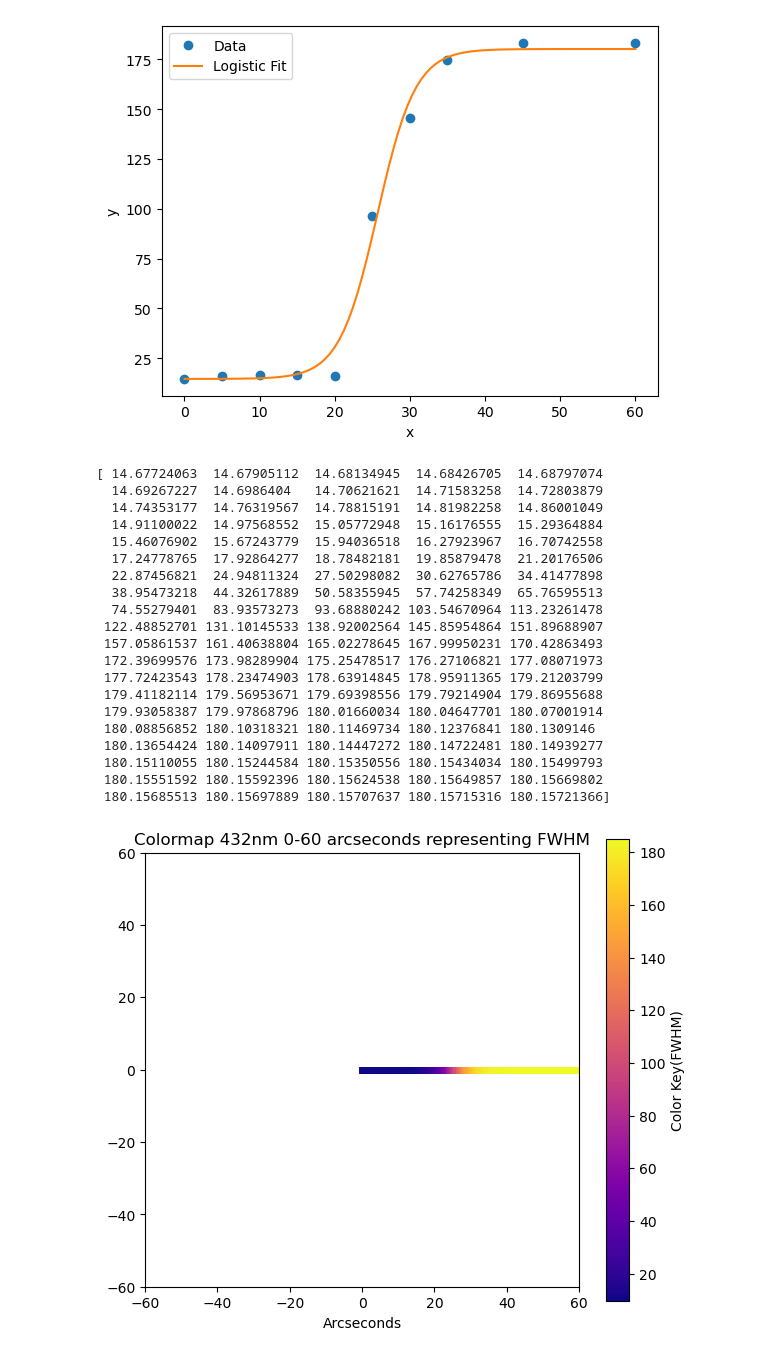
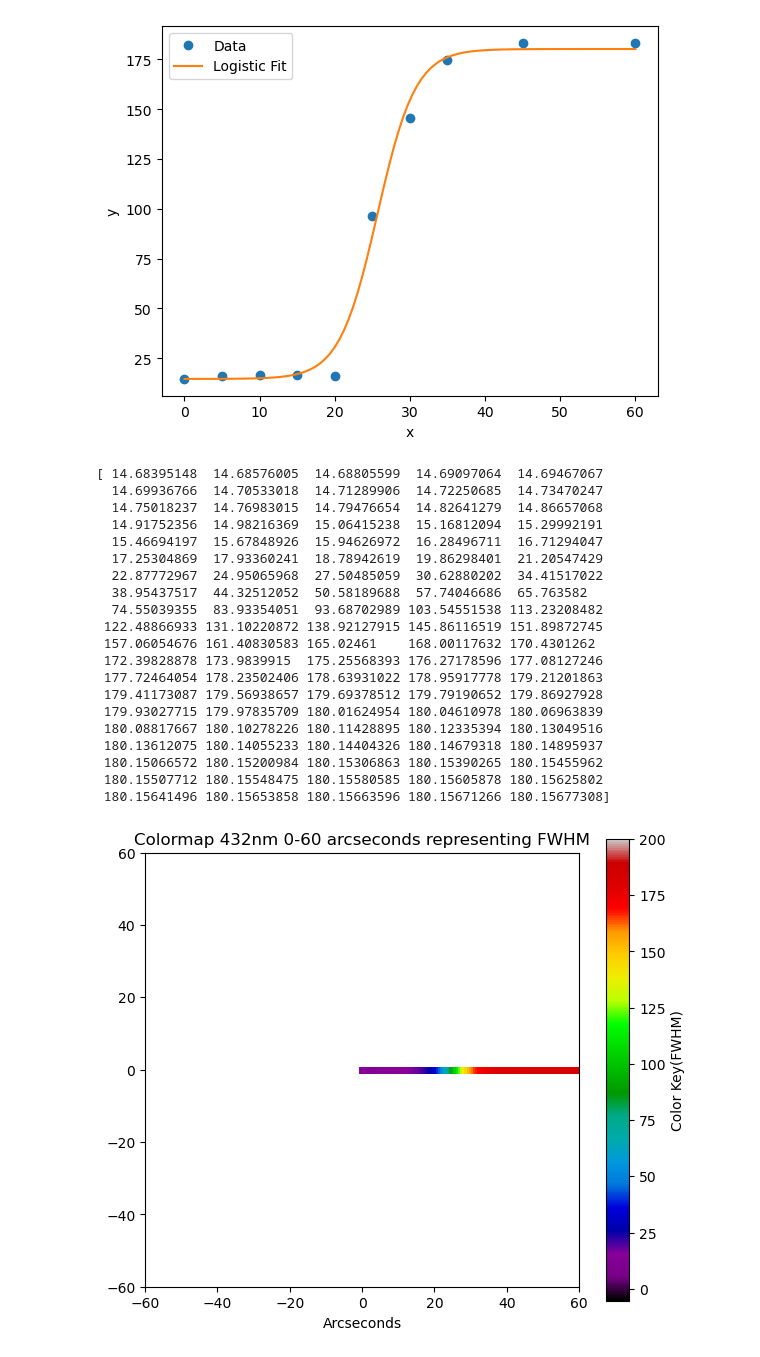
Before and after one commit to bpeck114/ulab_ao, a Jupyter notebook: plotting_many_psfs.ipynb, the cells around one changed output. Saved outputs shown, nothing was run; the diff lists cells and outputs as text; code cells hidden in the pictures.

Commit message:
created radius graph and applied logistic fit

```diff
--- a/plotting_many_psfs.ipynb
+++ b/plotting_many_psfs.ipynb
@@ -261,12 +261,14 @@ print(x_sorted[:, wavelength_index], fwhm_g_sorted[:, wavelength_index])
 [ 0.  5. 10. 15. 20. 25. 30. 35. 45. 60.] [ 14.67052191  15.97381378  16.58710293  16.4527922   16.24924466
   96.4774197  145.45211673 174.52728486 183.21659536 183.21659536]
 # %%
+x_fit = np.linspace(0, 60, 100)
+
 #defines what the curve fit will fit into, chose logistic because the curve is always increasing
 def logistic(x, L, k, x0):
     return (L / (1 + np.exp(-k * (x - x0)))) + y[0]
 
 # the variable _ is thrown away, it is a 'covarience matrix' which I do not understand, thankfully it is not needed
-# we need params from the curve_fit function, p(0) is a guess of the parameters which the function correct
+# we need params from the curve_fit function, p(0) is a guess of the parameters which the function corrects
 params, _ = curve_fit(logistic, x, y, p0=[max(y), 0.1, 30])
 
 #will print the covarience matrix value, someone in stats can tell me what the number means
@@ -287,58 +289,59 @@ plt.show()
 # %%
 print(y_fit)
 # %% [output]
-[ 14.67724063  14.67905112  14.68134945  14.68426705  14.68797074
-  14.69267227  14.6986404   14.70621621  14.71583258  14.72803879
-  14.74353177  14.76319567  14.78815191  14.81982258  14.86001049
-  14.91100022  14.97568552  15.05772948  15.16176555  15.29364884
-  15.46076902  15.67243779  15.94036518  16.27923967  16.70742558
-  17.24778765  17.92864277  18.78482181  19.85879478  21.20176506
-  22.87456821  24.94811324  27.50298082  30.62765786  34.41477898
-  38.95473218  44.32617889  50.58355945  57.74258349  65.76595513
-  74.55279401  83.93573273  93.68880242 103.54670964 113.23261478
- 122.48852701 131.10145533 138.92002564 145.85954864 151.89688907
- 157.05861537 161.40638804 165.02278645 167.99950231 170.42863493
- 172.39699576 173.98289904 175.25478517 176.27106821 177.08071973
- 177.72423543 178.23474903 178.63914845 178.95911365 179.21203799
- 179.41182114 179.56953671 179.69398556 179.79214904 179.86955688
- 179.93058387 179.97868796 180.01660034 180.04647701 180.07001914
- 180.08856852 180.10318321 180.11469734 180.12376841 180.1309146
- 180.13654424 180.14097911 180.14447272 180.14722481 180.14939277
- 180.15110055 180.15244584 180.15350556 180.15434034 180.15499793
- 180.15551592 180.15592396 180.15624538 180.15649857 180.15669802
- 180.15685513 180.15697889 180.15707637 180.15715316 180.15721366]
+[ 14.68395148  14.68576005  14.68805599  14.69097064  14.69467067
+  14.69936766  14.70533018  14.71289906  14.72250685  14.73470247
+  14.75018237  14.76983015  14.79476654  14.82641279  14.86657068
+  14.91752356  14.98216369  15.06415238  15.16812094  15.29992191
+  15.46694197  15.67848926  15.94626972  16.28496711  16.71294047
+  17.25304869  17.93360241  18.78942619  19.86298401  21.20547429
+  22.87772967  24.95065968  27.50485059  30.62880202  34.41517022
+  38.95437517  44.32512052  50.58189688  57.74046686  65.763582
+  74.55039355  83.93354051  93.68702989 103.54551538 113.23208482
+ 122.48866933 131.10220872 138.92127915 145.86116519 151.89872745
+ 157.06054676 161.40830583 165.02461    168.00117632 170.4301262
+ 172.39828878 173.9839915  175.25568393 176.27178596 177.08127246
+ 177.72464054 178.23502406 178.63931022 178.95917778 179.21201863
+ 179.41173087 179.56938657 179.69378512 179.79190652 179.86927928
+ 179.93027715 179.97835709 180.01624954 180.04610978 180.06963839
+ 180.08817667 180.10278226 180.11428895 180.12335394 180.13049516
+ 180.13612075 180.14055233 180.14404326 180.14679318 180.14895937
+ 180.15066572 180.15200984 180.15306863 180.15390265 180.15455962
+ 180.15507712 180.15548475 180.15580585 180.15605878 180.15625802
+ 180.15641496 180.15653858 180.15663596 180.15671266 180.15677308]
 # %%
 import matplotlib.colors as mcolors
 import matplotlib.cm as cm
 
 x = x_fit
 y = y_fit
 
 #normalizes the color map, i.e. changes the bottom of the colormap to fit the min and max of y
-norm = mcolors.Normalize(vmin=min(y), vmax=max(y))
+norm = mcolors.Normalize(vmin=min(y) - 20, vmax=max(y) + 20)
 
-colormap = cm.plasma  # You can also use 'plasma', 'cividis', 'jet', etc.
+colormap = cm.nipy_spectral  # You can also use 'plasma', 'cividis', 'jet', etc.
 
 fig, ax = plt.subplots(figsize=(7, 6))
 
 
 #Separates the line into small line segments with with value x[i] to x[i+1] and sets y to 0
 for i in range(len(x) - 1):
     color = colormap(norm(y[i]))
     ax.plot([x[i], x[i+1]], [0, 0], color=color, linewidth=5)
 
 ax.plot([-60, 0], [0, 0], linewidth=0)
 
+sm = plt.cm.ScalarMappable(cmap=colormap, norm=norm)
 plt.colorbar(sm, label='Color Key(FWHM)', ax = ax)
 
 #sets lim to make 60 x 60 arcsecond view
 ax.set_ylim(-60, 60)
 ax.set_xlim(-60, 60)
 
 ax.set_aspect('equal', 'box')
 
 plt.xlabel('Arcseconds')
 plt.title('Colormap 432nm 0-60 arcseconds representing FWHM')
 plt.show()
 # %% [output]
-[figure, old version]
+[figure, new version]
```
Also changed, not shown: parts of 2 cells of this notebook.
